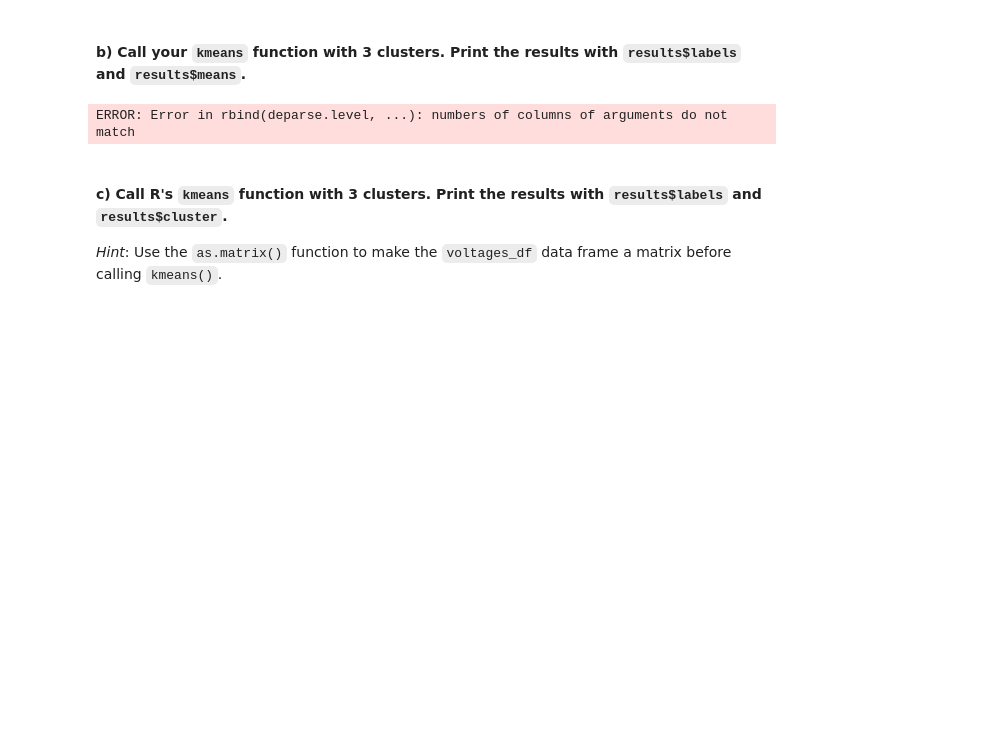
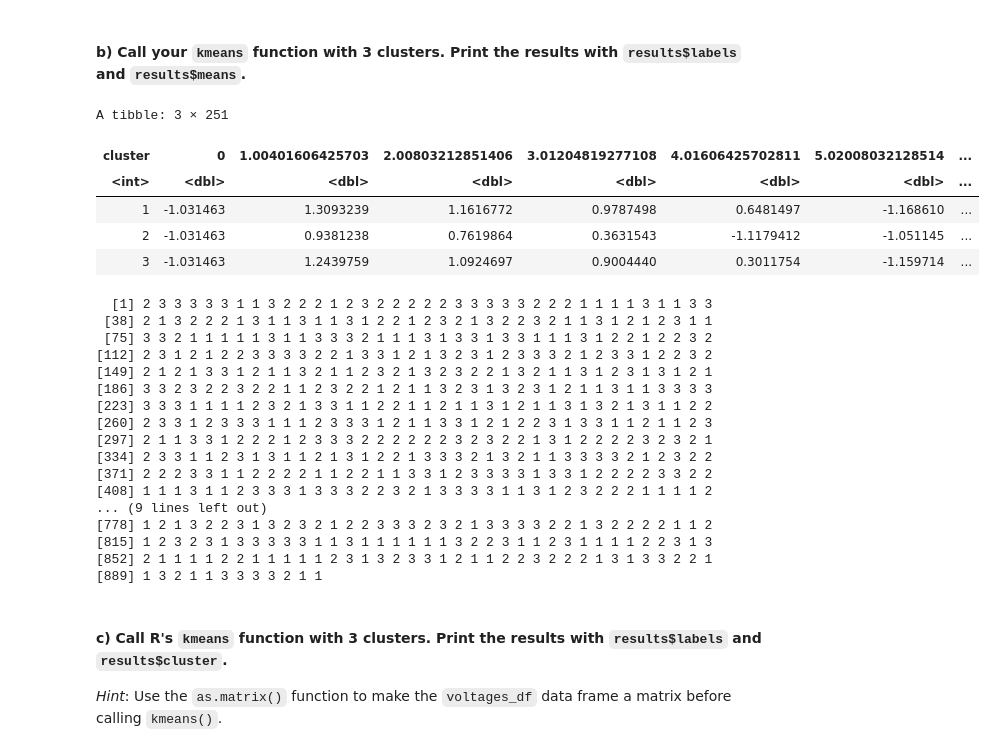
Before and after one commit to DudhiData/BIOS512, a Jupyter notebook: HW7/BIOS512_HW8.ipynb, the cells around one changed output. Drawn from its saved outputs; the diff is of its cells as text; code cells hidden in the pictures; blank space fills up the shorter version.

```diff
--- a/HW7/BIOS512_HW8.ipynb
+++ b/HW7/BIOS512_HW8.ipynb
@@ -25,7 +35,9 @@ random_assign <- function(df, n_clusters) {
 #### c) Create the builder function for step 2.
 # %%
 centers_df <- function(df) {
-df %>% group_by(cluster) %>% summarise(across(everything(), mean), .groups = "drop") %>%
+    df %>%
+  group_by(cluster) %>%summarise(across(everything(), mean),
+    .groups = "drop") %>%
   arrange(cluster)
 }
 # %% [markdown]
@@ -33,25 +45,40 @@ df %>% group_by(cluster) %>% summarise(across(everything(), mean), .groups = "dr
 *Hint*: There are two ways to do this part - one is significantly more efficient than the other. You can do either.
 # %%
 assign_nearest_cluster <- function(df, centers) {
-    new_center <- centers %>% as.data.frame() ;
-    distances <- as.matrix(dist(rbind(voltages, new_center)));
-    dist_centers <- distances[1:nrow(df), (nrow(df) + 1):ncol(distances)]
-    apply(dist_centers, 1, which.min)
+    time_cols <- df %>% select(everything(), -cluster) %>% names();
+  df %>%
+    rowwise() %>% mutate(
+      cluster = {
+        distances <- apply(centers[time_cols], 1, function(center) {
+          sqrt(sum((c_across(all_of(time_cols)) - center)^2))
+        })
+        centers$cluster[which.min(distances)]
+      }
+    ) %>%
+    ungroup()
 }
 # %% [markdown]
 #### e) Create the builder function for step 4.
 # %%
 adjusted_centers_df <- function(df_adjusted, iterations) {
-  for (i in 1:iterations) {
-
-  }
+    new_centers <- centers_df(df_adjusted);
+    for (i in 1:iterations) {
+      df_adjusted <- assign_nearest_cluster(df_adjusted, new_centers)
+      new_centers <- centers_df(df_adjusted);
+    }
+    list(data = df_adjusted, centers = new_centers)
 }
 # %% [markdown]
 #### f) Combine them all into your own `kmeans` function.
 # %%
-kmeans <- function(df, n_clusters, iterations) {
-    random_assign(df, n_clusters) %>% centers_df();
-
+nk_means <- function(df, n_clusters, iterations) {
+    df <- random_assign(df, n_clusters);
+    result <- adjusted_centers_df(df, iterations);
+    list(
+    labels = result$data$cluster,
+    means = result$centers,
+    data = result$data
+  )
 }
 # %% [markdown]
 ## Question 2
@@ -70,10 +97,33 @@ dbl (250): 0, 1.00401606425703, 2.00803212851406, 3.01204819277108, 4.016064...
 # %% [markdown]
 #### b) Call your `kmeans` function with 3 clusters. Print the results with `results$labels` and `results$means`.
 # %%
- centers <- random_assign(voltages, 3) %>% centers_df();
-kmeans(voltages, 3, 50)
+results <- nk_means(voltages, 3, 5)
+results$means
+results$labels
 # %% [output]
-ERROR: Error in rbind(deparse.level, ...): numbers of columns of arguments do not match
+A tibble: 3 × 251
+| cluster | 0 | 1.00401606425703 | 2.00803212851406 | 3.01204819277108 | 4.01606425702811 | 5.02008032128514 | ... |
+| <int> | <dbl> | <dbl> | <dbl> | <dbl> | <dbl> | <dbl> | ... |
+| 1 | -1.031463 | 1.3093239 | 1.1616772 | 0.9787498 | 0.6481497 | -1.168610 | ... |
+| 2 | -1.031463 | 0.9381238 | 0.7619864 | 0.3631543 | -1.1179412 | -1.051145 | ... |
+| 3 | -1.031463 | 1.2439759 | 1.0924697 | 0.9004440 | 0.3011754 | -1.159714 | ... |
+  [1] 2 3 3 3 3 3 1 1 3 2 2 2 1 2 3 2 2 2 2 2 3 3 3 3 3 2 2 2 1 1 1 1 3 1 1 3 3
+ [38] 2 1 3 2 2 2 1 3 1 1 3 1 1 3 1 2 2 1 2 3 2 1 3 2 2 3 2 1 1 3 1 2 1 2 3 1 1
+ [75] 3 3 2 1 1 1 1 1 3 1 1 3 3 3 2 1 1 1 3 1 3 3 1 3 3 1 1 1 3 1 2 2 1 2 2 3 2
+[112] 2 3 1 2 1 2 2 3 3 3 3 2 2 1 3 3 1 2 1 3 2 3 1 2 3 3 3 2 1 2 3 3 1 2 2 3 2
+[149] 2 1 2 1 3 3 1 2 1 1 3 2 1 1 2 3 2 1 3 2 3 2 2 1 3 2 1 1 3 1 2 3 1 3 1 2 1
+[186] 3 3 2 3 2 2 3 2 2 1 1 2 3 2 2 1 2 1 1 3 2 3 1 3 2 3 1 2 1 1 3 1 1 3 3 3 3
+[223] 3 3 3 1 1 1 1 2 3 2 1 3 3 1 1 2 2 1 1 2 1 1 3 1 2 1 1 3 1 3 2 1 3 1 1 2 2
+[260] 2 3 3 1 2 3 3 3 1 1 1 2 3 3 3 1 2 1 1 3 3 1 2 1 2 2 3 1 3 3 1 1 2 1 1 2 3
+[297] 2 1 1 3 3 1 2 2 2 1 2 3 3 3 2 2 2 2 2 2 3 2 3 2 2 1 3 1 2 2 2 2 3 2 3 2 1
+[334] 2 3 3 1 1 2 3 1 3 1 1 2 1 3 1 2 2 1 3 3 3 2 1 3 2 1 1 3 3 3 3 2 1 2 3 2 2
+[371] 2 2 2 3 3 1 1 2 2 2 2 1 1 2 2 1 1 3 3 1 2 3 3 3 3 1 3 3 1 2 2 2 2 3 3 2 2
+[408] 1 1 1 3 1 1 2 3 3 3 1 3 3 3 2 2 3 2 1 3 3 3 3 1 1 3 1 2 3 2 2 2 1 1 1 1 2
+... (9 lines left out)
+[778] 1 2 1 3 2 2 3 1 3 2 3 2 1 2 2 3 3 3 2 3 2 1 3 3 3 3 2 2 1 3 2 2 2 2 1 1 2
+[815] 1 2 3 2 3 1 3 3 3 3 3 1 1 3 1 1 1 1 1 1 3 2 2 3 1 1 2 3 1 1 1 1 2 2 3 1 3
+[852] 2 1 1 1 1 2 2 1 1 1 1 1 2 3 1 3 2 3 3 1 2 1 1 2 2 3 2 2 2 1 3 1 3 3 2 2 1
+[889] 1 3 2 1 1 3 3 3 3 2 1 1
 # %% [markdown]
 #### c) Call R's `kmeans` function with 3 clusters. Print the results with `results$labels` and `results$cluster`.
 *Hint*: Use the `as.matrix()` function to make the `voltages_df` data frame a matrix before calling `kmeans()`.
```
Also changed, not shown: parts of 10 cells of this notebook.
